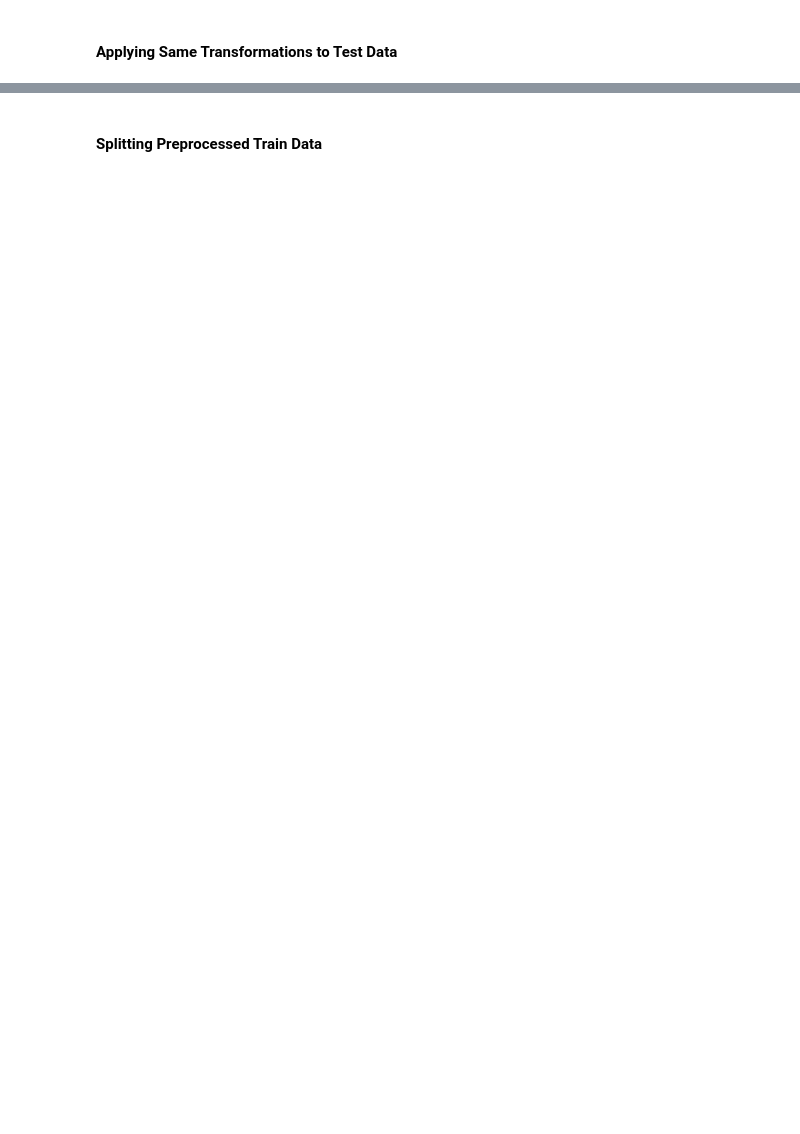
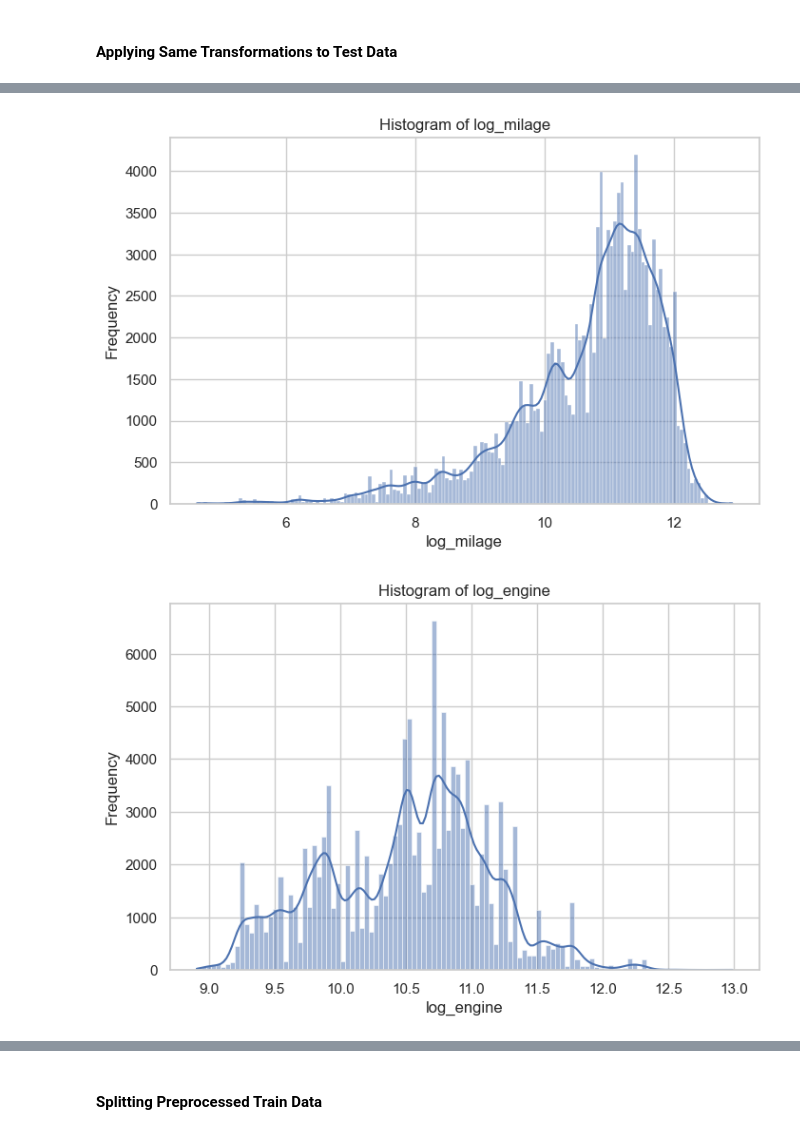
Before and after one commit to dimakazlouski/Used-Car-Prices-Regression, a Jupyter notebook: notebook.ipynb, the cells around one changed output, grey strips where cells are left out. Drawn from its saved outputs; the diff is of its cells as text; code cells hidden in the pictures; blank space fills up the shorter version.

```diff
--- a/notebook.ipynb
+++ b/notebook.ipynb
@@ -577,0 +604,5 @@ test_data_encoded[['milage', 'model_year']] = scaler.fit_transform(test_data_enc
+# %%
+# Using final_test_encoded since its already encoded with no missing vals
+
+test_data_processed = final_test_encoded.copy()
+test_data_processed.head()
@@ -577,0 +619,3 @@ test_data_encoded[['milage', 'model_year']] = scaler.fit_transform(test_data_enc
+# %%
+scaled_test_data = test_data_processed.copy()
+scaled_test_data.head()
@@ -578,8 +630,9 @@ test_data_encoded[['milage', 'model_year']] = scaler.fit_transform(test_data_enc
 # %%
-test_data_encoded['log_milage'] = np.log1p(test_data_encoded['milage'])
-test_data_encoded['log_model'] = np.log1p(test_data_encoded['model'])
-test_data_encoded['log_engine'] = np.log1p(test_data_encoded['engine'])
+scaled_test_data['log_milage'] = np.log1p(scaled_test_data['milage'])
+scaled_test_data['log_model'] = np.log1p(scaled_test_data['model'])
+scaled_test_data['log_engine'] = np.log1p(scaled_test_data['engine'])
 
 
 current_year = 2023
-test_data_encoded['vehicle_age'] = current_year - test_data_encoded['model_year']
+scaled_test_data['vehicle_age'] = current_year - scaled_test_data['model_year']
+scaled_test_data.head()
@@ -586,10 +647,13 @@ test_data_encoded['vehicle_age'] = current_year - test_data_encoded['model_year'
 # %%
 testing = ['log_milage','log_engine']
 
 for feature in testing:
     plt.figure(figsize=(8, 5))
-    sns.histplot(test_data_encoded[feature], kde=True)
+    sns.histplot(scaled_test_data[feature], kde=True)
     plt.title(f'Histogram of {feature}')
     plt.xlabel(feature)
     plt.ylabel('Frequency')
     plt.show()
+# %% [output]
+[figure, added]
+[figure, added]
```
Also changed, not shown: parts of 70 cells of this notebook, 6 other files.
